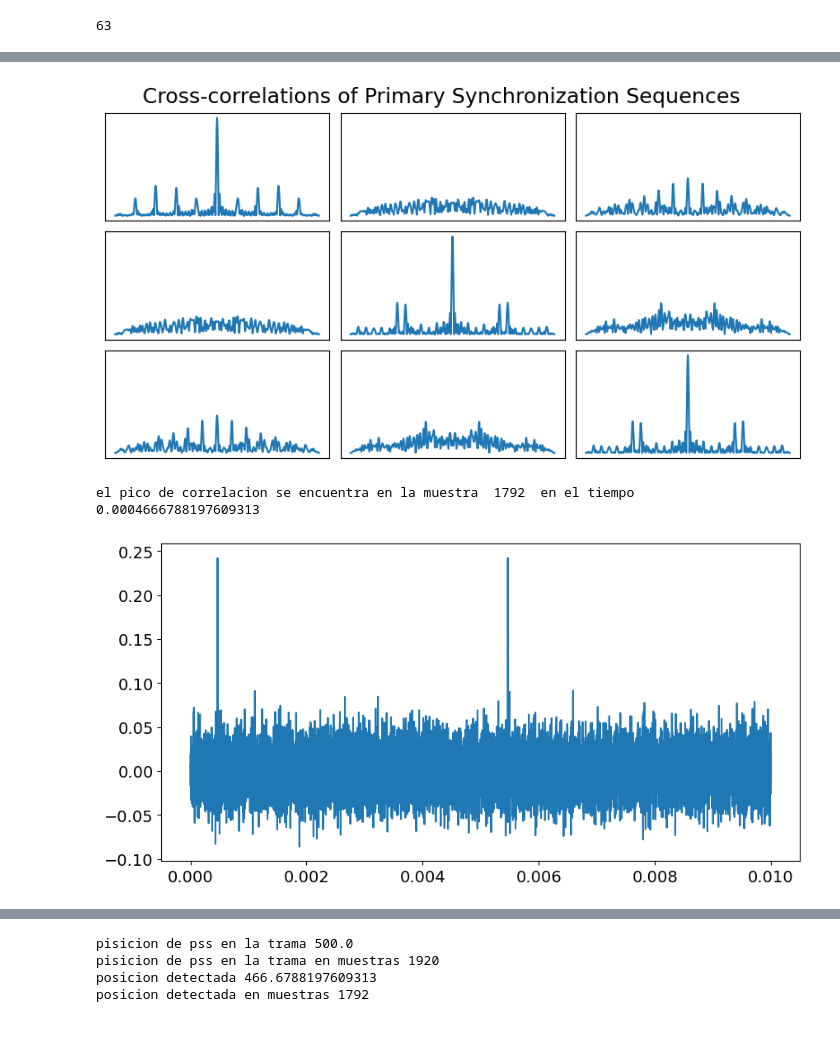
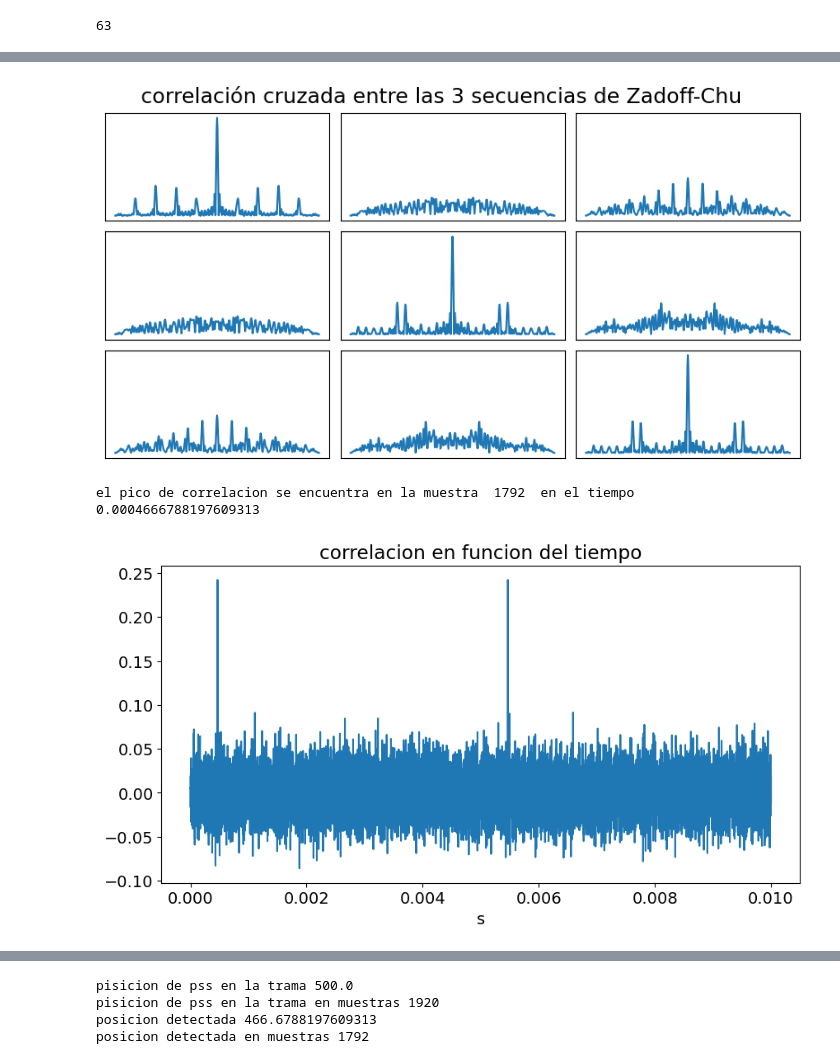
Before and after one commit to pablodecesare1/LTESignals, a Jupyter notebook: LTE_downlink_sincronizacion.ipynb, the cells around one changed output, grey strips where cells are left out. Drawn from its saved outputs; the diff is of its cells as text; code cells hidden in the pictures; blank space fills up the shorter version.

```diff
--- a/LTE_downlink_sincronizacion.ipynb
+++ b/LTE_downlink_sincronizacion.ipynb
@@ -108,20 +162,26 @@ for j in range(3):
         axs[j, k].plot(np.abs(np.correlate(zc_time[j], zc_time[k], mode='full')))
         axs[j, k].set_xticks([])
         axs[j, k].set_yticks([])
-plt.suptitle('Cross-correlations of Primary Synchronization Sequences', y=0.94)
+plt.suptitle('correlación cruzada entre las 3 secuencias de Zadoff-Chu', y=0.94)
 plt.subplots_adjust(wspace=0.05, hspace=0.1)
 # %% [output]
-[figure, old version]
+[figure, new version]
 # %%
+## zc_time[0]=> tiene como raiz 25
+## zc_time[1]=> tiene como raiz 29
+## zc_time[2]=> tiene como raiz 34
+
 micorrelacion=np.correlate(zc_time[1],x,mode="same")
 micorrelacion=micorrelacion[::-1]
 plt.plot(t,(micorrelacion.real))
+plt.title("correlacion en funcion del tiempo")
+plt.xlabel("s")
 
 pico=np.argmax(micorrelacion[0:len(micorrelacion)//2])
 picot=t[pico]
 
 print("el pico de correlacion se encuentra en la muestra ",pico , " en el tiempo ", picot)
 # %% [output]
 el pico de correlacion se encuentra en la muestra  1792  en el tiempo  0.0004666788197609313
-[figure, old version]
+[figure, new version]
 # %%
```
Also changed, not shown: parts of 24 cells of this notebook, 3 other files.
